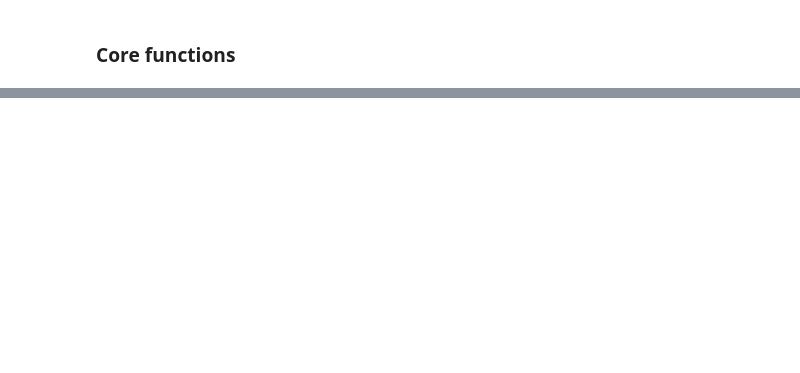
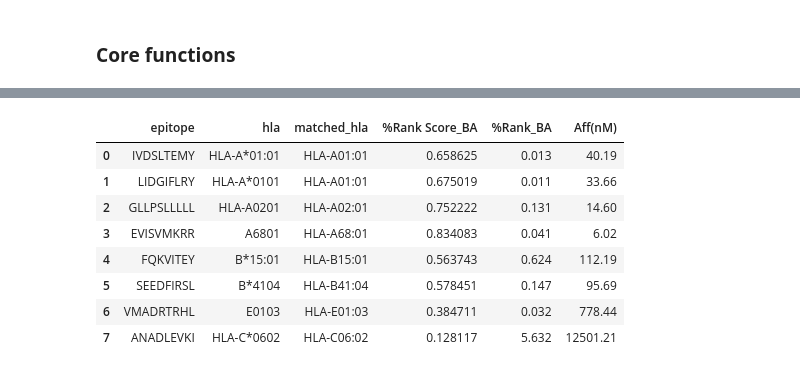
Before and after one commit to AnatoliyLarkin/netmhcpanwrapper, a Jupyter notebook: notebooks/Netmchpan_wrapper_development_notebook.ipynb, the cells around one changed output, grey strips where cells are left out. Drawn from its saved outputs; the diff is of its cells as text; code cells hidden in the pictures; blank space fills up the shorter version.

```diff
--- a/notebooks/Netmchpan_wrapper_development_notebook.ipynb
+++ b/notebooks/Netmchpan_wrapper_development_notebook.ipynb
@@ -78,22 +79,0 @@ Total: 528 supergroups covering 11,180 alleles
-# %%
-def match_hla(hla_array):
-    outputs = []
-    sg = {}
-
-
-    with open(PATH_TO_SUPERGROUPS, mode = 'r') as f:
-        for i in f:
-            line = i.rstrip('\n').split(';')
-            sg[line[0]] = set(line[1].split(','))
-
-    known_alleles = set(itertools.chain(*list(sg.values())))
-
-    for i in hla_array:
-        if i in sg:
-            outputs.append([','.join(sg[i])])
-        elif i in known_alleles:
-            outputs.append([i])
-        else:
-            outputs.append([np.nan])
-
-    return(outputs)
@@ -195,0 +177,14 @@ Error. PTYPE_LINE parameter option -a too long. Max size 1024
+# %%
+inconsistent_data = {
+    "IVDSLTEMY": "HLA-A*01:01",
+    "LIDGIFLRY": "HLA-A*0101",
+    "GLLPSLLLLL": "HLA-A0201",
+    "EVISVMKRR": "A6801",
+    "FQKVITEY": "B*15:01",
+    "SEEDFIRSL": "B*4104",
+    "VMADRTRHL": "E0103",
+    "ANADLEVKI": "HLA-C*0602"
+}
+
+df = pd.DataFrame(list(inconsistent_data.items()), columns=['epitope', 'hla'])
+display(df)
@@ -195,0 +201,3 @@ Error. PTYPE_LINE parameter option -a too long. Max size 1024
+# %%
+df = match_hla(df, 'hla')
+display(df)
@@ -195,0 +214,13 @@ Error. PTYPE_LINE parameter option -a too long. Max size 1024
+# %%
+df = predict_affinity_dataframe(df , 'epitope', 'matched_hla')
+display(df)
+# %% [output]
+|  | epitope | hla | matched_hla | %Rank Score_BA | %Rank_BA | Aff(nM) |
+| 0 | IVDSLTEMY | HLA-A*01:01 | HLA-A01:01 | 0.658625 | 0.013 | 40.19 |
+| 1 | LIDGIFLRY | HLA-A*0101 | HLA-A01:01 | 0.675019 | 0.011 | 33.66 |
+| 2 | GLLPSLLLLL | HLA-A0201 | HLA-A02:01 | 0.752222 | 0.131 | 14.60 |
+| 3 | EVISVMKRR | A6801 | HLA-A68:01 | 0.834083 | 0.041 | 6.02 |
+| 4 | FQKVITEY | B*15:01 | HLA-B15:01 | 0.563743 | 0.624 | 112.19 |
+| 5 | SEEDFIRSL | B*4104 | HLA-B41:04 | 0.578451 | 0.147 | 95.69 |
+| 6 | VMADRTRHL | E0103 | HLA-E01:03 | 0.384711 | 0.032 | 778.44 |
+| 7 | ANADLEVKI | HLA-C*0602 | HLA-C06:02 | 0.128117 | 5.632 | 12501.21 |
```
Also changed, not shown: parts of 37 cells of this notebook, 3 other files.
